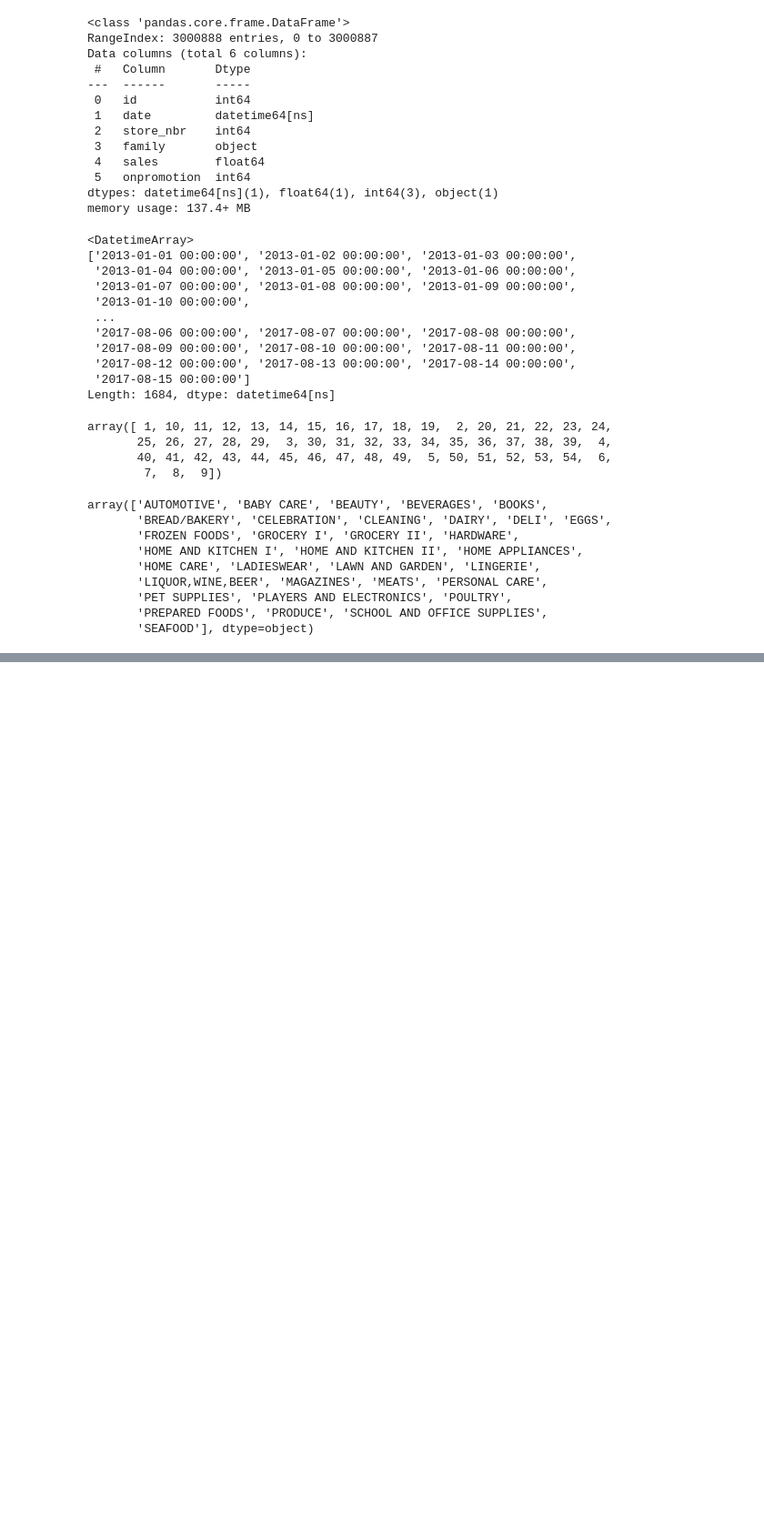
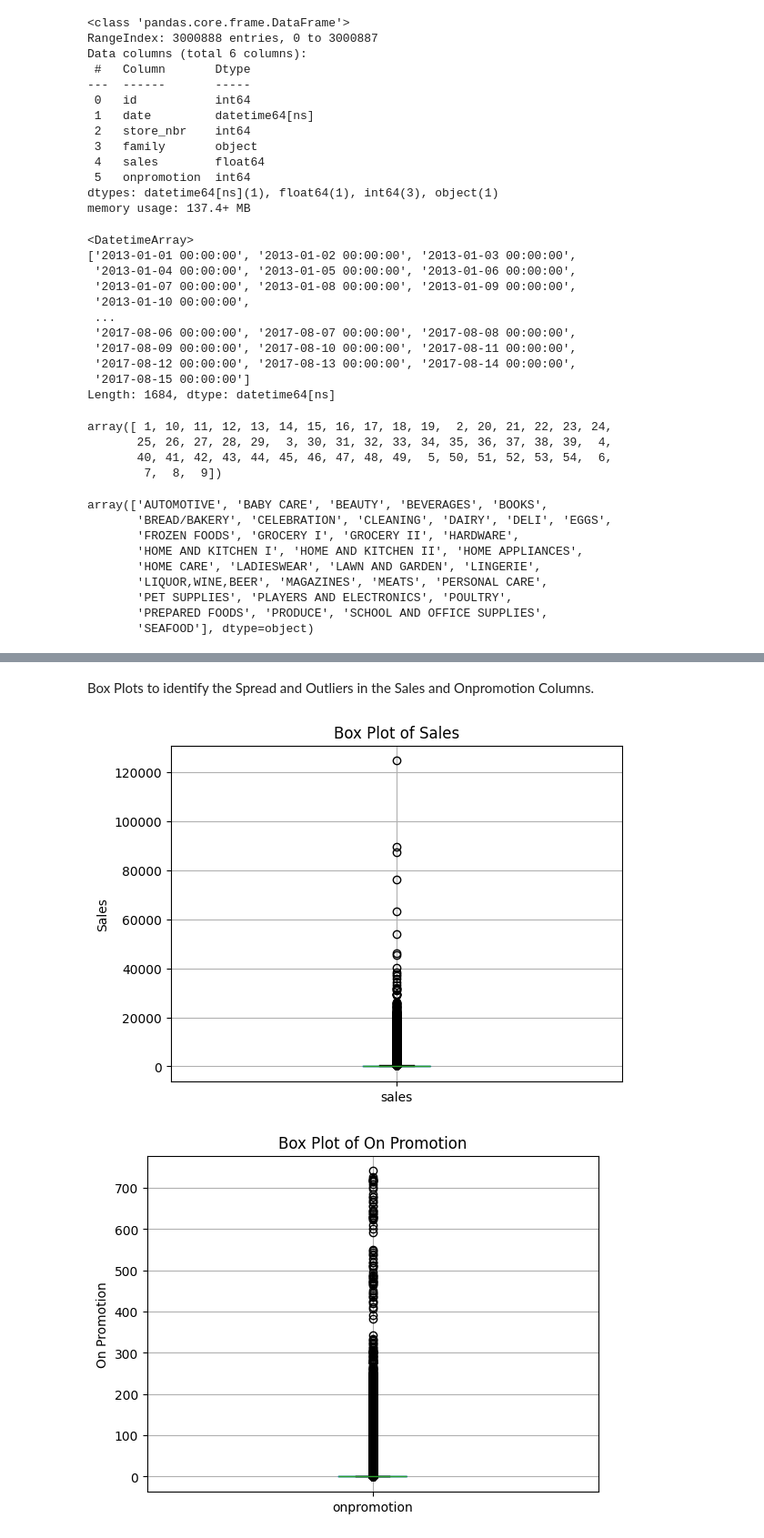
Before and after one commit to Victor-Osei/Time_Series_Analysis, a Jupyter notebook: tsa.ipynb, the cells around one changed output, grey strips where cells are left out. Shown at 91% size. Saved outputs shown, nothing was run; the diff lists cells and outputs as text; code cells hidden in the pictures; blank space fills up the shorter version.

```diff
--- a/tsa.ipynb
+++ b/tsa.ipynb
@@ -354,0 +674,17 @@ train_data.describe().T
+# %% [markdown]
+Box Plots to identify the Spread and Outliers in the Sales and Onpromotion Columns.
+# %%
+#Box plot for 'sales'
+train_data.boxplot(column='sales')
+plt.title('Box Plot of Sales')
+plt.ylabel('Sales')
+plt.show()
+
+#Box plot for 'onpromotion'
+train_data.boxplot(column='onpromotion')
+plt.title('Box Plot of On Promotion')
+plt.ylabel('On Promotion')
+plt.show()
+# %% [output]
+[figure, added]
+[figure, added]
```
Also changed, not shown: parts of 48 cells of this notebook, 1 other file.
